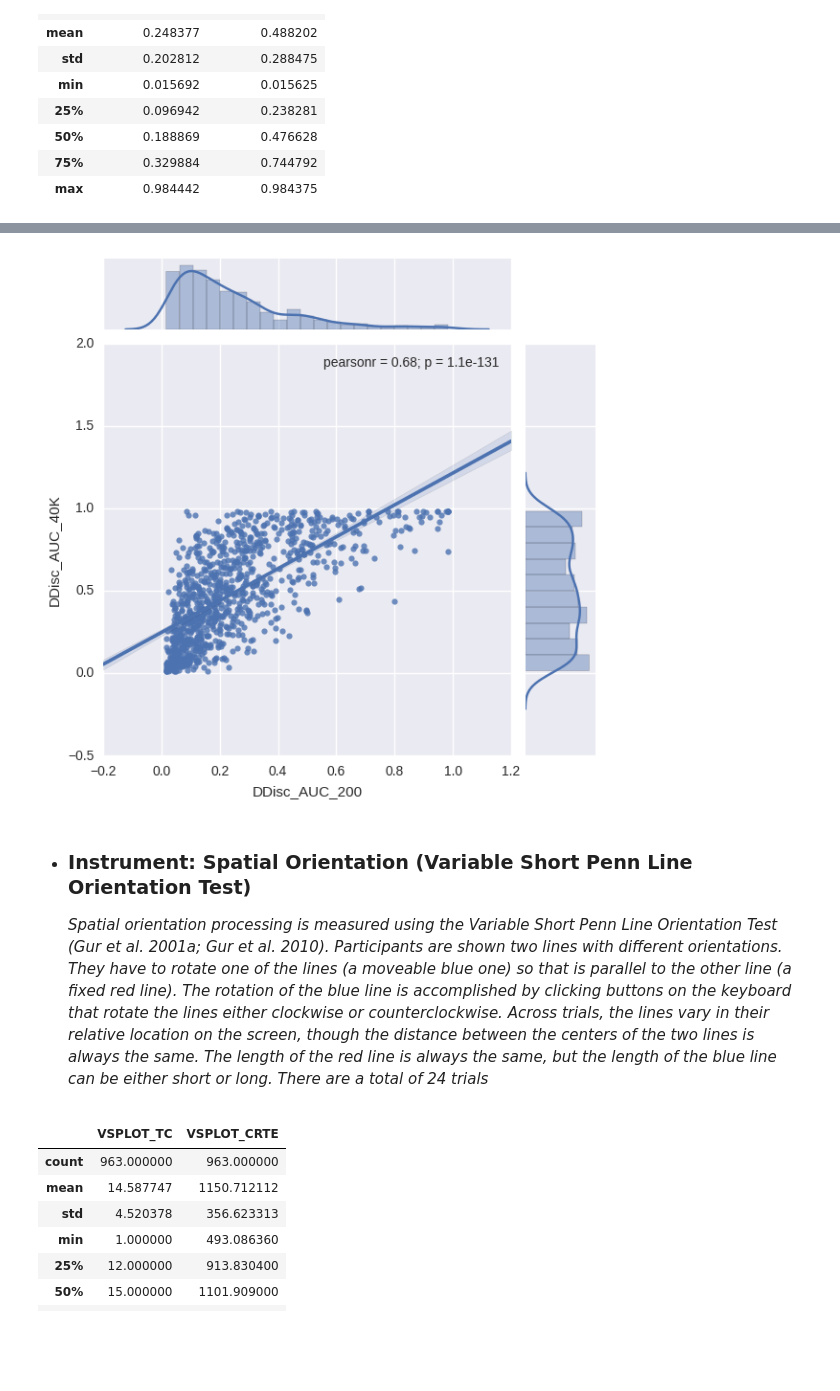
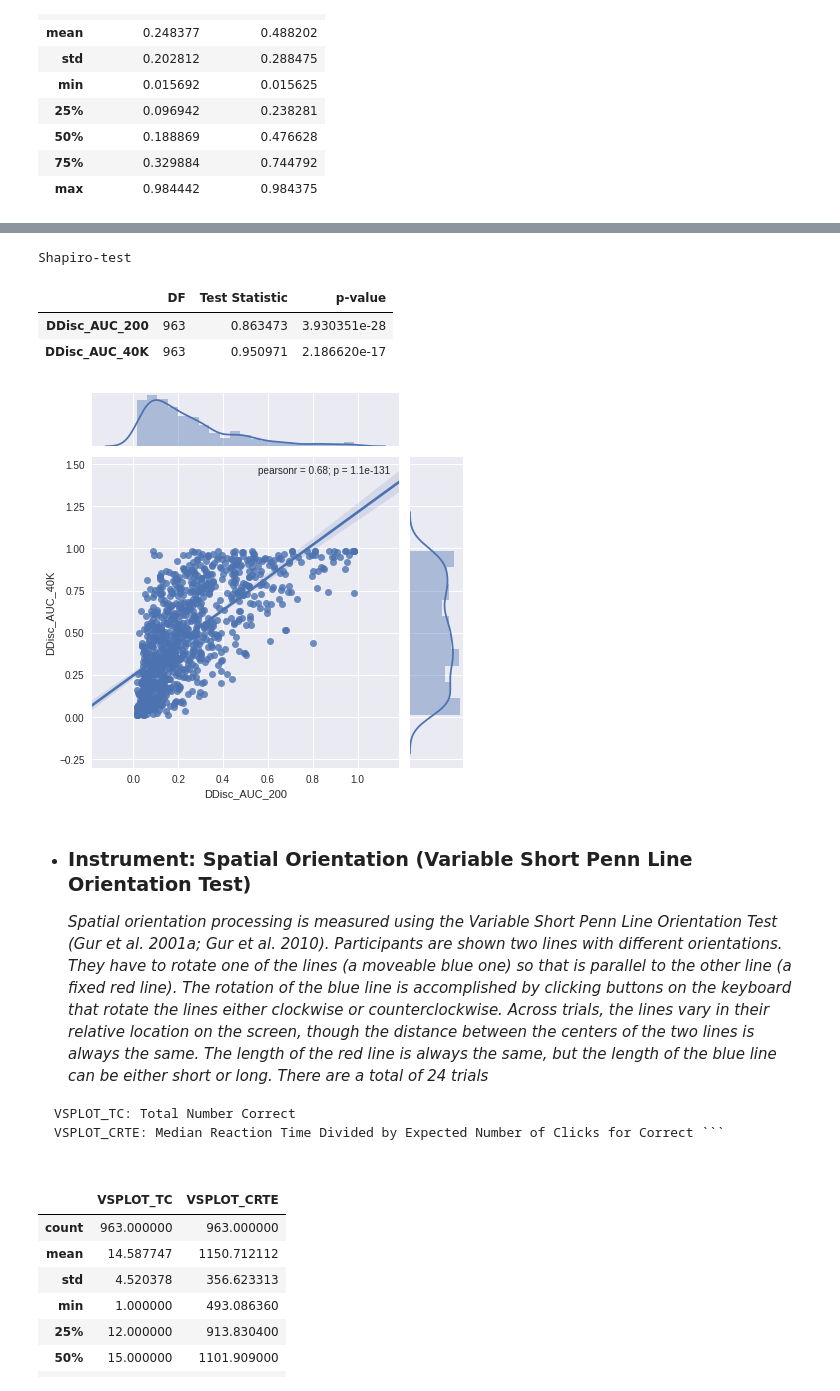
Before and after one commit to SIMEXP/hcp, a Jupyter notebook: HCP_pheno-corr_all.ipynb, the cells around one changed output, grey strips where cells are left out. Saved outputs shown, nothing was run; the diff lists cells and outputs as text; code cells hidden in the pictures; blank space fills up the shorter version.

````diff
--- a/HCP_pheno-corr_all.ipynb
+++ b/HCP_pheno-corr_all.ipynb
@@ -424,14 +412,12 @@ y = data_cog_SelfReg.DDisc_AUC_40K.dropna()
 shapiro_results_x = scipy.stats.shapiro(x)
 shapiro_results_y = scipy.stats.shapiro(y)
 
-matrix_sw = [
-    ['', 'DF', 'Test Statistic', 'p-value'],
-    ['DDisc_AUC_200', len(x) - 1, shapiro_results_x[0], shapiro_results_x[1]],
-    ['DDisc_AUC_40K', len(y) - 1, shapiro_results_y[0], shapiro_results_y[1]]
-]
+dict_sw = {'DF':[len(x) - 1,len(y) - 1],'Test Statistic': [shapiro_results_x[0],shapiro_results_y[0]],
+           'p-value': [shapiro_results_x[1],shapiro_results_y[1]]}
+df = pd.DataFrame(dict_sw,index=['DDisc_AUC_200','DDisc_AUC_40K'])
+print('Shapiro-test')
+display(df)
 
-shapiro_table = plotly.figure_factory.create_table(matrix_sw, index=True)
-iplot(shapiro_table, filename='shapiro-table')
 # Plot distribution
 sns.jointplot(x="DDisc_AUC_200", y="DDisc_AUC_40K",data=data_cog_SelfReg.dropna(),kind="reg");
 # %% [output]
@@ -439,8 +424,16 @@ sns.jointplot(x="DDisc_AUC_200", y="DDisc_AUC_40K",data=data_cog_SelfReg.dropna(
+Shapiro-test
+|  | DF | Test Statistic | p-value |
+| DDisc_AUC_200 | 963 | 0.863473 | 3.930351e-28 |
+| DDisc_AUC_40K | 963 | 0.950971 | 2.186620e-17 |
-[figure, old version]
+[figure, new version]
 # %% [markdown]
 - ### Instrument: Spatial Orientation (Variable Short Penn Line Orientation Test)
 
      *Spatial orientation processing is measured using the Variable Short Penn Line Orientation Test (Gur et al. 2001a; Gur et al. 2010). Participants are shown two lines with different orientations. They have to rotate one of the lines (a moveable blue one) so that is parallel to the other line (a fixed red line). The rotation of the blue line is accomplished by clicking buttons on the keyboard that rotate the lines either clockwise or counterclockwise. Across trials, the lines vary in their relative location on the screen, though the distance between the centers of the two lines is always the same. The length of the red line is always the same, but the length of the blue line can be either short or long. There are a total of 24 trials*
+
+```
+VSPLOT_TC: Total Number Correct
+VSPLOT_CRTE: Median Reaction Time Divided by Expected Number of Clicks for Correct ```
 # %%
 behav_cog_SpacOri = ["VSPLOT_TC","VSPLOT_CRTE"]
 data_cog_SpacOri= data.get(behav_cog_SpacOri)
````
Also changed, not shown: parts of 20 cells of this notebook.
